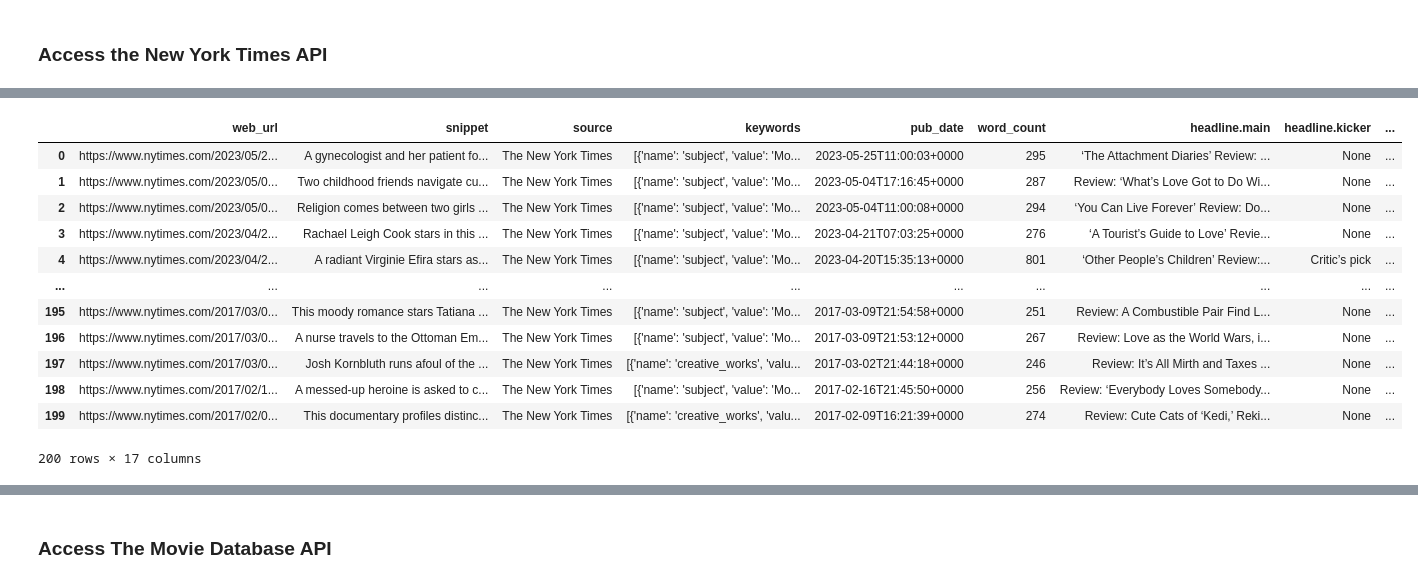
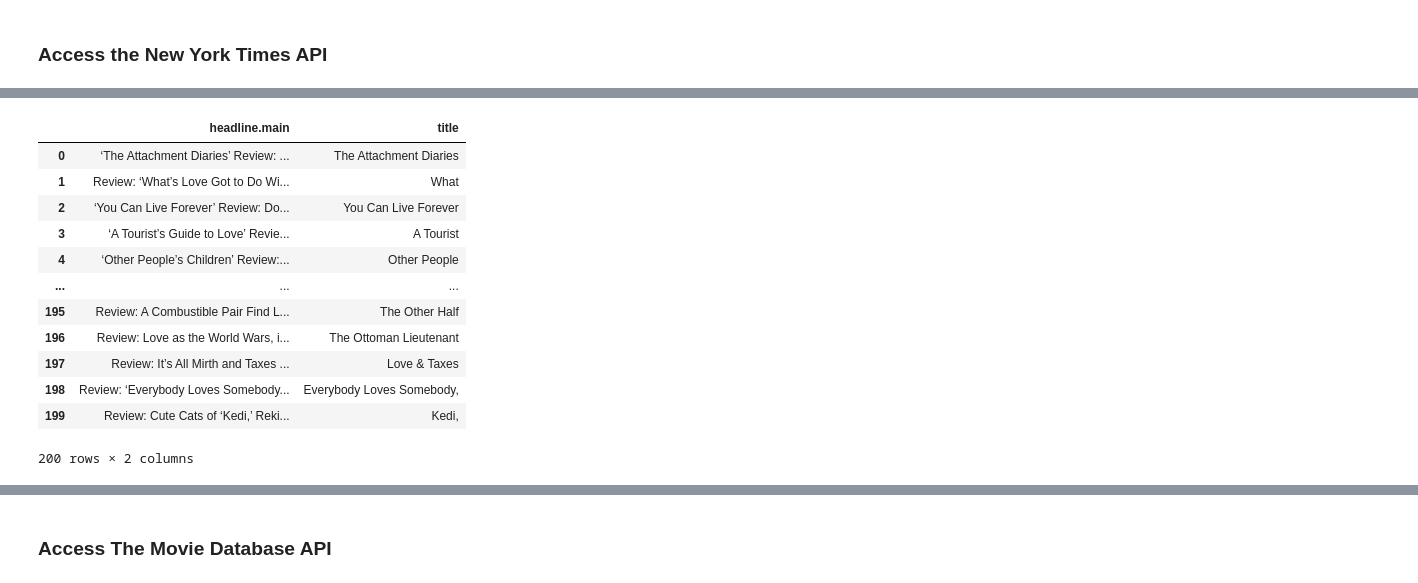
Before and after one commit to lucheuer/data-sourcing-challenge, a Jupyter notebook: retrieve_movie_data.ipynb, the cells around one changed output, grey strips where cells are left out. Drawn from its saved outputs; the diff is of its cells as text; code cells hidden in the pictures.

Commit message:
Second Commit. Deleted starter file collected_data.csv. Finished retrieve_movie_data

```diff
--- a/retrieve_movie_data.ipynb
+++ b/retrieve_movie_data.ipynb
@@ -18,7 +21,7 @@ tmdb_api_key = os.getenv("TMDB_API_KEY")
 ### Access the New York Times API
 # %%
 # Set the base URL
-url = "https://api.nytimes.com/svc/search/v2/articlesearch.json?"
+nyt_url = "https://api.nytimes.com/svc/search/v2/articlesearch.json?"
 
 # Filter for movie reviews with "love" in the headline
 # section_name should be "Movies"
@@ -36,4 +39,9 @@ field_list = "headline,web_url,snippet,source,keywords,pub_date,byline,word_coun
 begin_date = "20130101"
 end_date = "20230531"
 
+# URL-encode the filter query
+encoded_filter_query = urllib.parse.quote(filter_query)
+
 # Build URL
+query_url = f"{nyt_url}api-key={nyt_api_key}&fq={encoded_filter_query}\
+            &sort={sort}&fl={field_list}&begin_date={begin_date}&end_date={end_date}"
@@ -40,25 +54,35 @@ end_date = "20230531"
 # %%
 # Create an empty list to store the reviews
-
+reviews_list = []
 
 # loop through pages 0-19
-
+for page in range(0, 20):
+    query_url = f"{nyt_url}api-key={nyt_api_key}&fq={encoded_filter_query}\
+                &sort={sort}&fl={field_list}&begin_date={begin_date}&end_date={end_date}"
     # create query with a page number
+    query_url = f"{query_url}&page={str(page)}"
     # API results show 10 articles at a time
 
 
     # Make a "GET" request and retrieve the JSON
-
+    articles = requests.get(query_url).json()
 
     # Add a twelve second interval between queries to stay within API query limits
-
+    time.sleep(12)
 
     # Try and save the reviews to the reviews_list
-
+    try:
         # loop through the reviews["response"]["docs"] and append each review to the list
-
+        for review in articles['response']['docs']:
+            reviews_list.append(review)
         # Print the page that was just retrieved
-
+        print(f"Page {page} retrieved successfully.")
 
         # Print the page number that had no results then break from the loop
+        if not articles['response']['docs']:
+            print(f"Page {page} not found. Exiting loop.")
+            break
+    except KeyError:
+        print(f"Error retrieving date for page {page}. Exiting loop.")
+        break
 # %% [output]
@@ -105,6 +130,8 @@ Checked page 19
 ]
 # %%
 # Convert reviews_list to a Pandas DataFrame using json_normalize()
+reviews_df = pd.json_normalize(reviews_list)
+reviews_df.head()
 # %% [output]
 |  | web_url | snippet | source | keywords | pub_date | word_count | headline.main | headline.kicker | ... |
 | 0 | https://www.nytimes.com/2023/05/2... | A gynecologist and her patient fo... | The New York Times | [{'name': 'subject', 'value': 'Mo... | 2023-05-25T11:00:03+0000 | 295 | ‘The Attachment Diaries’ Review: ... | None | ... |
@@ -122,22 +142,32 @@ Checked page 19
 # %%
 # Extract the title from the "headline.main" column and
 # save it to a new column "title"
 # Title is between unicode characters \u2018 and \u2019.
-# End string should include " Review" to avoid cutting title early
+
+# Function to extract the title from headline.main column
+def extract_title(text):
+    match = re.search(r"\u2018(.*?)\u2019", text)
+    if match:
+        return match.group(1) # return the text between the single quotes
+    else:
+        return "" # Return empty string if no match is found
+
+reviews_df['title'] = reviews_df['headline.main'].apply(extract_title)
+reviews_df[['headline.main', 'title']]
 # %% [output]
-|  | web_url | snippet | source | keywords | pub_date | word_count | headline.main | headline.kicker | ... |
-| 0 | https://www.nytimes.com/2023/05/2... | A gynecologist and her patient fo... | The New York Times | [{'name': 'subject', 'value': 'Mo... | 2023-05-25T11:00:03+0000 | 295 | ‘The Attachment Diaries’ Review: ... | None | ... |
-| 1 | https://www.nytimes.com/2023/05/0... | Two childhood friends navigate cu... | The New York Times | [{'name': 'subject', 'value': 'Mo... | 2023-05-04T17:16:45+0000 | 287 | Review: ‘What’s Love Got to Do Wi... | None | ... |
-| 2 | https://www.nytimes.com/2023/05/0... | Religion comes between two girls ... | The New York Times | [{'name': 'subject', 'value': 'Mo... | 2023-05-04T11:00:08+0000 | 294 | ‘You Can Live Forever’ Review: Do... | None | ... |
-| 3 | https://www.nytimes.com/2023/04/2... | Rachael Leigh Cook stars in this ... | The New York Times | [{'name': 'subject', 'value': 'Mo... | 2023-04-21T07:03:25+0000 | 276 | ‘A Tourist’s Guide to Love’ Revie... | None | ... |
-| 4 | https://www.nytimes.com/2023/04/2... | A radiant Virginie Efira stars as... | The New York Times | [{'name': 'subject', 'value': 'Mo... | 2023-04-20T15:35:13+0000 | 801 | ‘Other People’s Children’ Review:... | Critic’s pick | ... |
-| ... | ... | ... | ... | ... | ... | ... | ... | ... | ... |
-| 195 | https://www.nytimes.com/2017/03/0... | This moody romance stars Tatiana ... | The New York Times | [{'name': 'subject', 'value': 'Mo... | 2017-03-09T21:54:58+0000 | 251 | Review: A Combustible Pair Find L... | None | ... |
-| 196 | https://www.nytimes.com/2017/03/0... | A nurse travels to the Ottoman Em... | The New York Times | [{'name': 'subject', 'value': 'Mo... | 2017-03-09T21:53:12+0000 | 267 | Review: Love as the World Wars, i... | None | ... |
-| 197 | https://www.nytimes.com/2017/03/0... | Josh Kornbluth runs afoul of the ... | The New York Times | [{'name': 'creative_works', 'valu... | 2017-03-02T21:44:18+0000 | 246 | Review: It’s All Mirth and Taxes ... | None | ... |
-| 198 | https://www.nytimes.com/2017/02/1... | A messed-up heroine is asked to c... | The New York Times | [{'name': 'subject', 'value': 'Mo... | 2017-02-16T21:45:50+0000 | 256 | Review: ‘Everybody Loves Somebody... | None | ... |
-| 199 | https://www.nytimes.com/2017/02/0... | This documentary profiles distinc... | The New York Times | [{'name': 'creative_works', 'valu... | 2017-02-09T16:21:39+0000 | 274 | Review: Cute Cats of ‘Kedi,’ Reki... | None | ... |
+|  | headline.main | title |
+| 0 | ‘The Attachment Diaries’ Review: ... | The Attachment Diaries |
+| 1 | Review: ‘What’s Love Got to Do Wi... | What |
+| 2 | ‘You Can Live Forever’ Review: Do... | You Can Live Forever |
+| 3 | ‘A Tourist’s Guide to Love’ Revie... | A Tourist |
+| 4 | ‘Other People’s Children’ Review:... | Other People |
+| ... | ... | ... |
+| 195 | Review: A Combustible Pair Find L... | The Other Half |
+| 196 | Review: Love as the World Wars, i... | The Ottoman Lieutenant |
+| 197 | Review: It’s All Mirth and Taxes ... | Love & Taxes |
+| 198 | Review: ‘Everybody Loves Somebody... | Everybody Loves Somebody, |
+| 199 | Review: Cute Cats of ‘Kedi,’ Reki... | Kedi, |
-200 rows × 17 columns
+200 rows × 2 columns
 # %%
 # Extract 'name' and 'value' from items in "keywords" column
 def extract_keywords(keyword_list):
```
Also changed, not shown: parts of 16 cells of this notebook, 1 other file.
